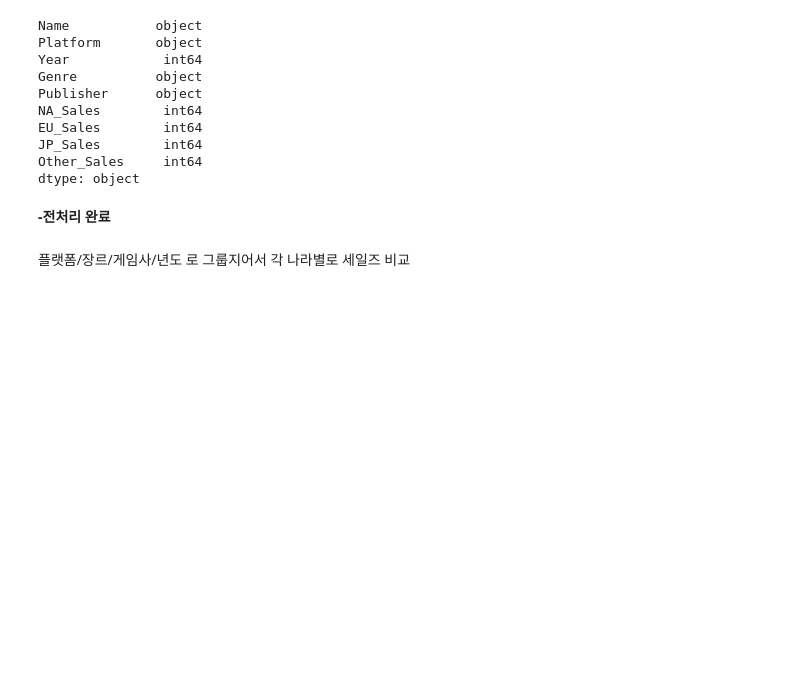
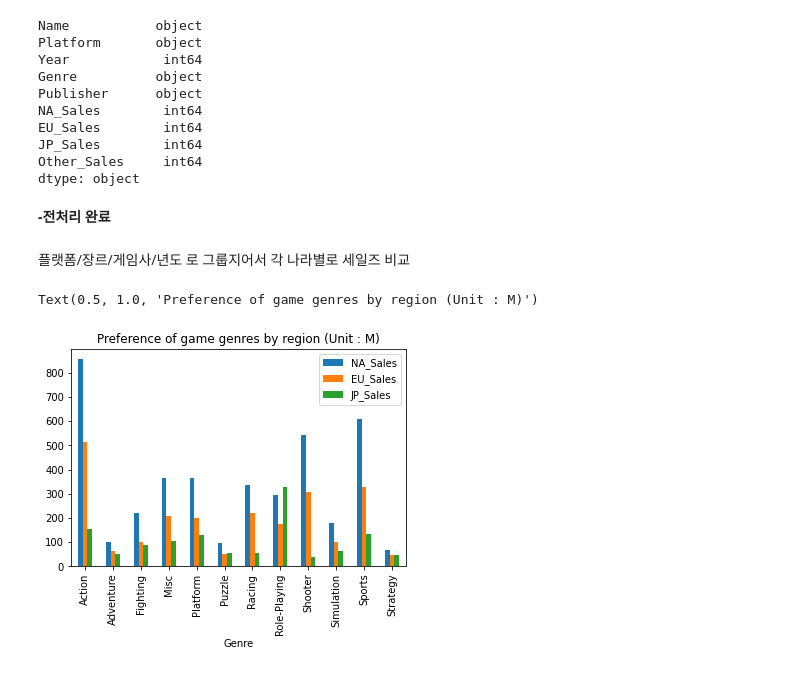
Before and after one commit to threegenie/vgames_project, a Jupyter notebook: game_data.ipynb, the cells around one changed output. Saved outputs shown, nothing was run; the diff lists cells and outputs as text; code cells hidden in the pictures; blank space fills up the shorter version.

```diff
--- a/game_data.ipynb
+++ b/game_data.ipynb
@@ -227,3 +229,15 @@ dtype: object
 **-전처리 완료**
 # %% [markdown]
 플랫폼/장르/게임사/년도 로 그룹지어서 각 나라별로 세일즈 비교
+# %%
+#지역에 따른 게임 장르 선호도 - 매출액 비교
+gr = df[['Genre','NA_Sales','EU_Sales','JP_Sales']]
+gr = gr.groupby('Genre').sum()/1000000 #단위 M
+
+#label = ['Action','Adventure','Fighting','Misc','Platform','Puzzle','Racing','Role-Playing','Shooter','Simulation','Sports','Strategy']
+
+gr.plot(kind='bar')
+plt.title('Preference of game genres by region (Unit : M)')
+# %% [output]
+Text(0.5, 1.0, 'Preference of game genres by region (Unit : M)')
+[figure, added]
```
Also changed, not shown: parts of 6 cells of this notebook.
